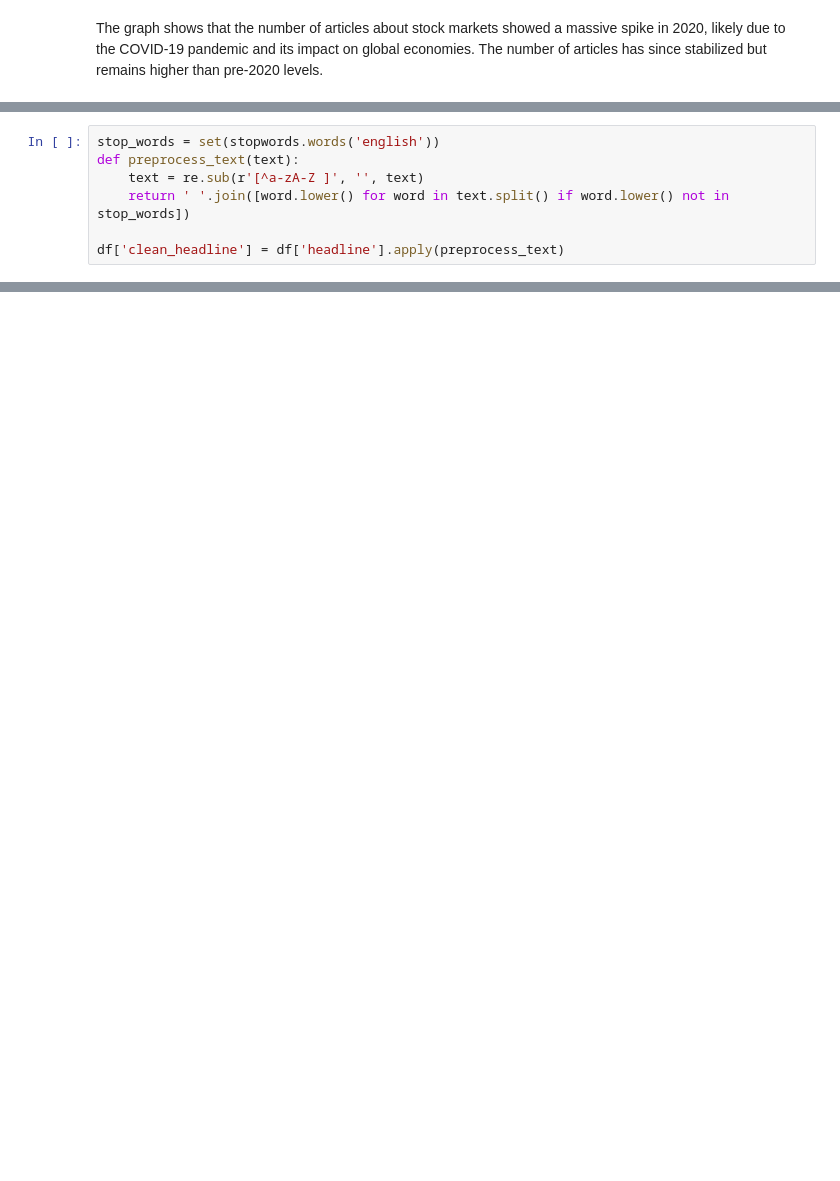
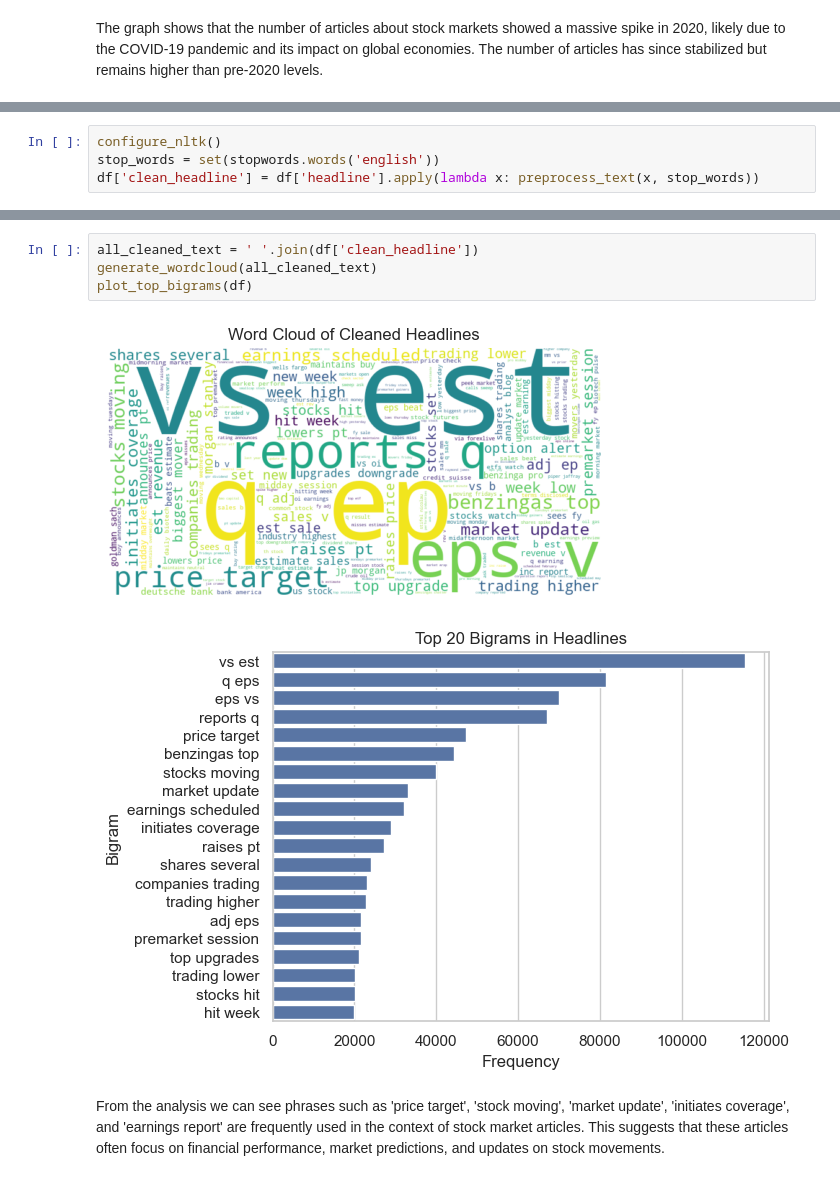
Before and after one commit to dagmaros27/Financial-news-sentiment-analysis, a Jupyter notebook: notebooks/financial_news_analysis_eda.ipynb, the cells around one changed output, grey strips where cells are left out. Drawn from its saved outputs; the diff is of its cells as text; blank space fills up the shorter version.

Commit message:
chore: refactored the eda for modularized and clean code and added a report README.md

```diff
--- a/notebooks/financial_news_analysis_eda.ipynb
+++ b/notebooks/financial_news_analysis_eda.ipynb
@@ -122,7 +129,0 @@ Files: ['.DS_Store', 'czech.pickle', 'danish.pickle', 'dutch.pickle', 'english.p
-# %%
-stop_words = set(stopwords.words('english'))
-def preprocess_text(text):
-    text = re.sub(r'[^a-zA-Z ]', '', text)
-    return ' '.join([word.lower() for word in text.split() if word.lower() not in stop_words])
-
-df['clean_headline'] = df['headline'].apply(preprocess_text)
@@ -196,0 +132,4 @@ plt.show()
+# %%
+configure_nltk()
+stop_words = set(stopwords.words('english'))
+df['clean_headline'] = df['headline'].apply(lambda x: preprocess_text(x, stop_words))
@@ -196,0 +143,9 @@ plt.show()
+# %%
+all_cleaned_text = ' '.join(df['clean_headline'])
+generate_wordcloud(all_cleaned_text)
+plot_top_bigrams(df)
+# %% [output]
+[figure, added]
+[figure, added]
+# %% [markdown]
+From the analysis we can see phrases such as 'price target', 'stock moving', 'market update', 'initiates coverage', and 'earnings report' are frequently used in the context of stock market articles. This suggests that these articles often focus on financial performance, market predictions, and updates on stock movements.
```
Also changed, not shown: parts of 28 cells of this notebook, 1 other file.
